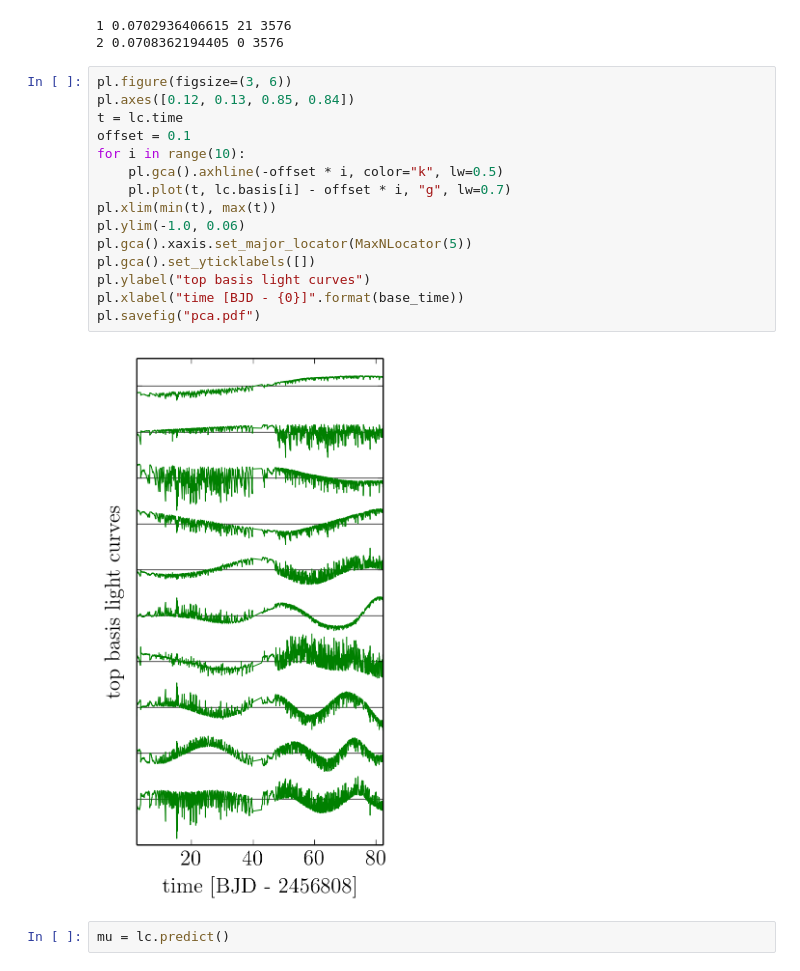
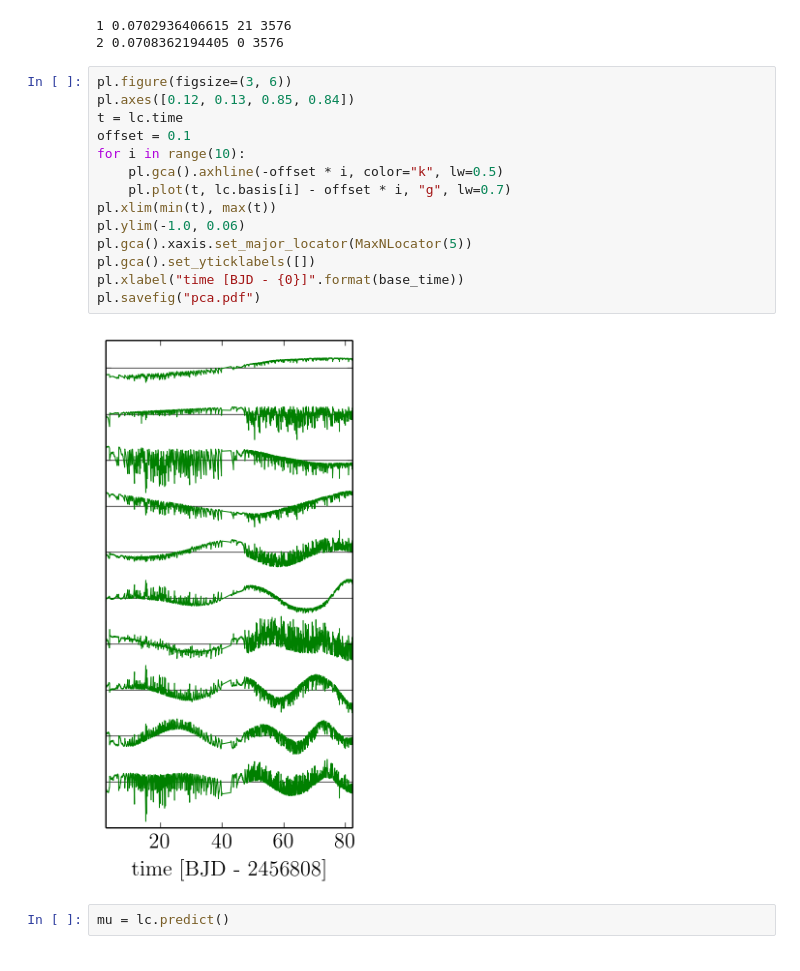
Before and after one commit to dfm/k2-paper, a Jupyter notebook: figures/pca.ipynb, the cells around one changed output. Drawn from its saved outputs; the diff is of its cells as text.

Commit message:
pca figure tweak

```diff
--- a/figures/pca.ipynb
+++ b/figures/pca.ipynb
@@ -48,20 +48,19 @@ lc.prepare(lc_dir + "c1-basis.h5", nbasis=150)
 # %%
 pl.figure(figsize=(3, 6))
 pl.axes([0.12, 0.13, 0.85, 0.84])
 t = lc.time
 offset = 0.1
 for i in range(10):
     pl.gca().axhline(-offset * i, color="k", lw=0.5)
     pl.plot(t, lc.basis[i] - offset * i, "g", lw=0.7)
 pl.xlim(min(t), max(t))
 pl.ylim(-1.0, 0.06)
 pl.gca().xaxis.set_major_locator(MaxNLocator(5))
 pl.gca().set_yticklabels([])
-pl.ylabel("top basis light curves")
 pl.xlabel("time [BJD - {0}]".format(base_time))
 pl.savefig("pca.pdf")
 # %% [output]
-[figure, old version]
+[figure, new version]
 # %%
 mu = lc.predict()
 # %%
```
Also changed, not shown: 2 other files.
